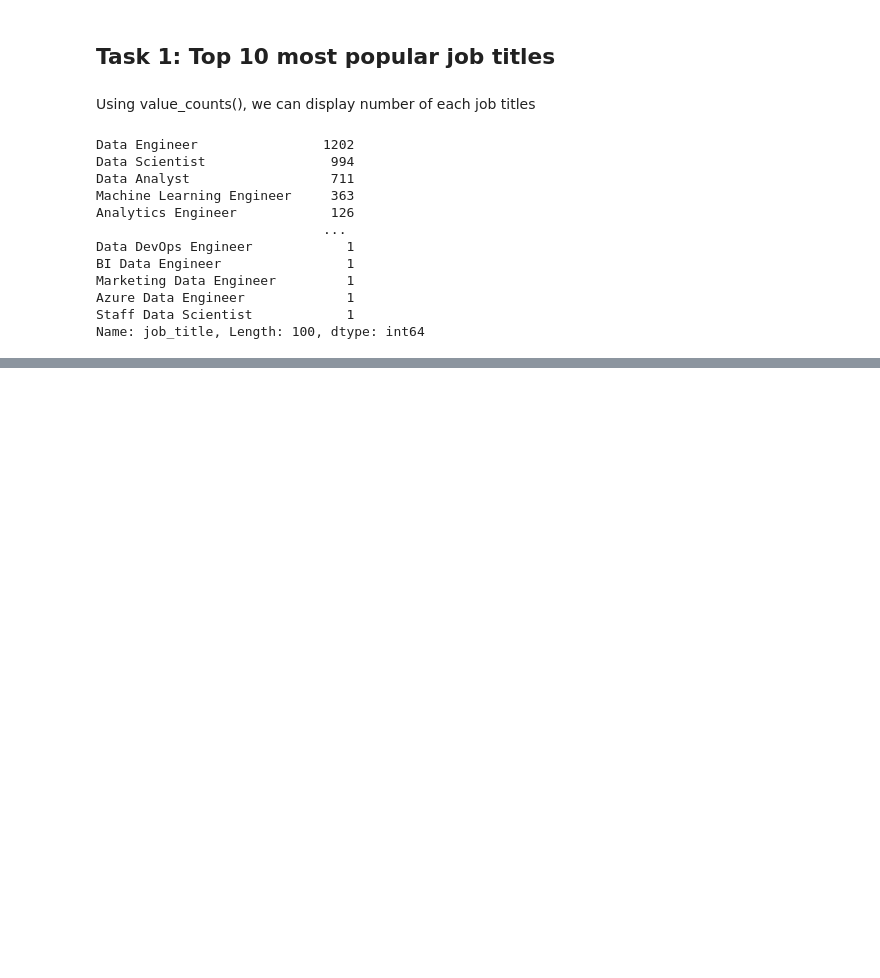
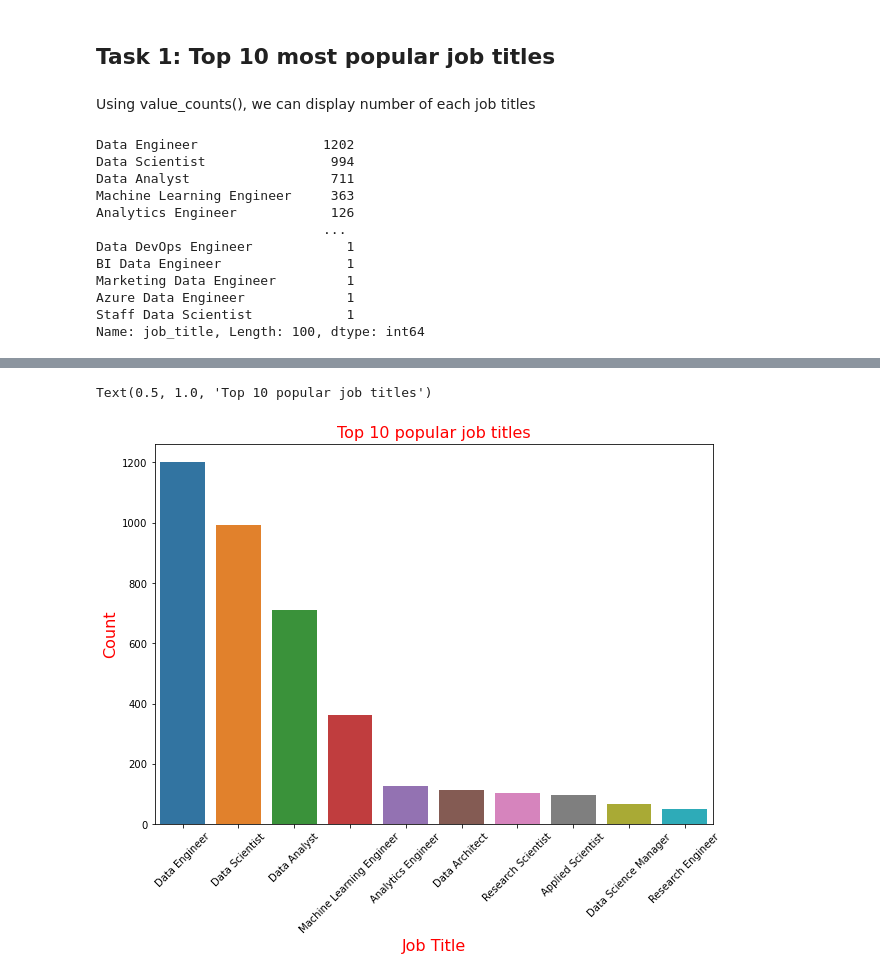
Before and after one commit to honhanbao/PowerBI-Python_Data-Science-Jobs-Salaries, a Jupyter notebook: salaries.ipynb, the cells around one changed output, grey strips where cells are left out. Drawn from its saved outputs; the diff is of its cells as text; code cells hidden in the pictures; blank space fills up the shorter version.

```diff
--- a/salaries.ipynb
+++ b/salaries.ipynb
@@ -171,0 +143,7 @@ df['job_title'].value_counts()[:10].plot(kind="barh")
+# %%
+# create pandas series
+freq_count = df['job_title'].value_counts()[:10]
+# create the DataFrame
+df_freq_title = pd.DataFrame({'Job Title': freq_count.index, 'Count': freq_count.values})
+print(df_freq_title)
+isinstance(df_freq_title, pd.DataFrame)
@@ -171,0 +163,10 @@ df['job_title'].value_counts()[:10].plot(kind="barh")
+# %%
+plt.figure(figsize=(10, 7))
+sns.barplot(data=df_freq_title, x="Job Title", y="Count")
+plt.xticks(rotation=45)
+plt.xlabel("Job Title", fontsize=16, color='red')
+plt.ylabel("Count", fontsize=16, color='red')
+plt.title("Top 10 popular job titles", fontsize=16, color='red')
+# %% [output]
+Text(0.5, 1.0, 'Top 10 popular job titles')
+[figure, added]
```
Also changed, not shown: parts of 22 cells of this notebook, 3 other files.
